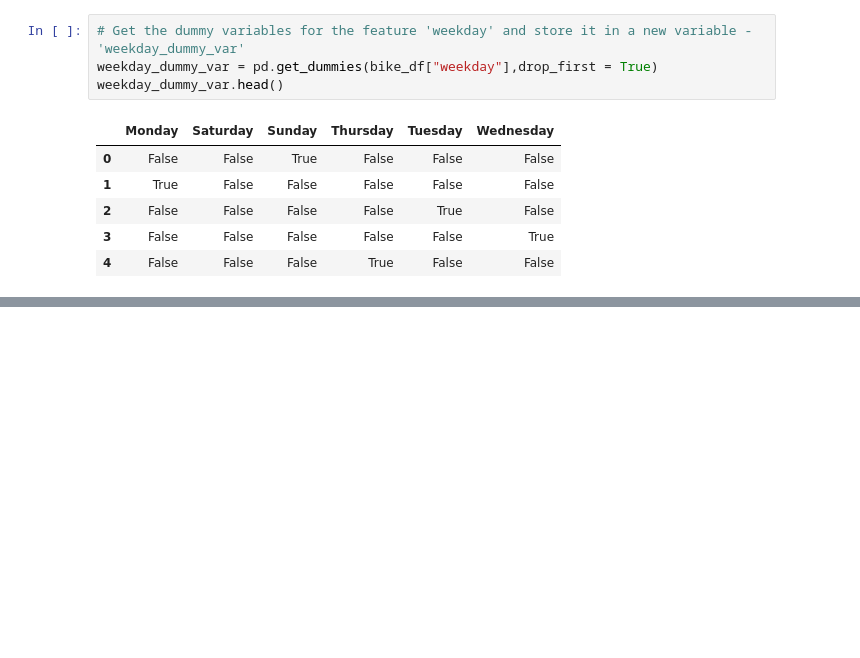
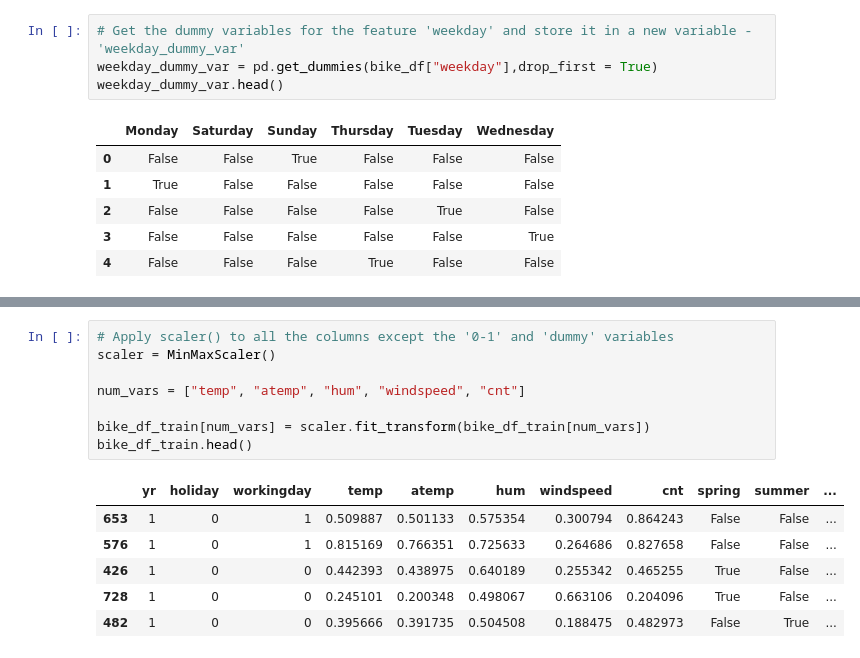
Before and after one commit to shakyasamin/Bike-Sharing_model, a Jupyter notebook: Bike-sharing.ipynb, the cells around one changed output, grey strips where cells are left out. Drawn from its saved outputs; the diff is of its cells as text; blank space fills up the shorter version.

```diff
--- a/Bike-sharing.ipynb
+++ b/Bike-sharing.ipynb
@@ -259,0 +300,15 @@ bike_df.head()
+# %%
+# Apply scaler() to all the columns except the '0-1' and 'dummy' variables
+scaler = MinMaxScaler()
+
+num_vars = ["temp", "atemp", "hum", "windspeed", "cnt"]
+
+bike_df_train[num_vars] = scaler.fit_transform(bike_df_train[num_vars])
+bike_df_train.head()
+# %% [output]
+|  | yr | holiday | workingday | temp | atemp | hum | windspeed | cnt | spring | summer | ... |
+| 653 | 1 | 0 | 1 | 0.509887 | 0.501133 | 0.575354 | 0.300794 | 0.864243 | False | False | ... |
+| 576 | 1 | 0 | 1 | 0.815169 | 0.766351 | 0.725633 | 0.264686 | 0.827658 | False | False | ... |
+| 426 | 1 | 0 | 0 | 0.442393 | 0.438975 | 0.640189 | 0.255342 | 0.465255 | True | False | ... |
+| 728 | 1 | 0 | 0 | 0.245101 | 0.200348 | 0.498067 | 0.663106 | 0.204096 | True | False | ... |
+| 482 | 1 | 0 | 0 | 0.395666 | 0.391735 | 0.504508 | 0.188475 | 0.482973 | False | True | ... |
```
Also changed, not shown: parts of 8 cells of this notebook.
